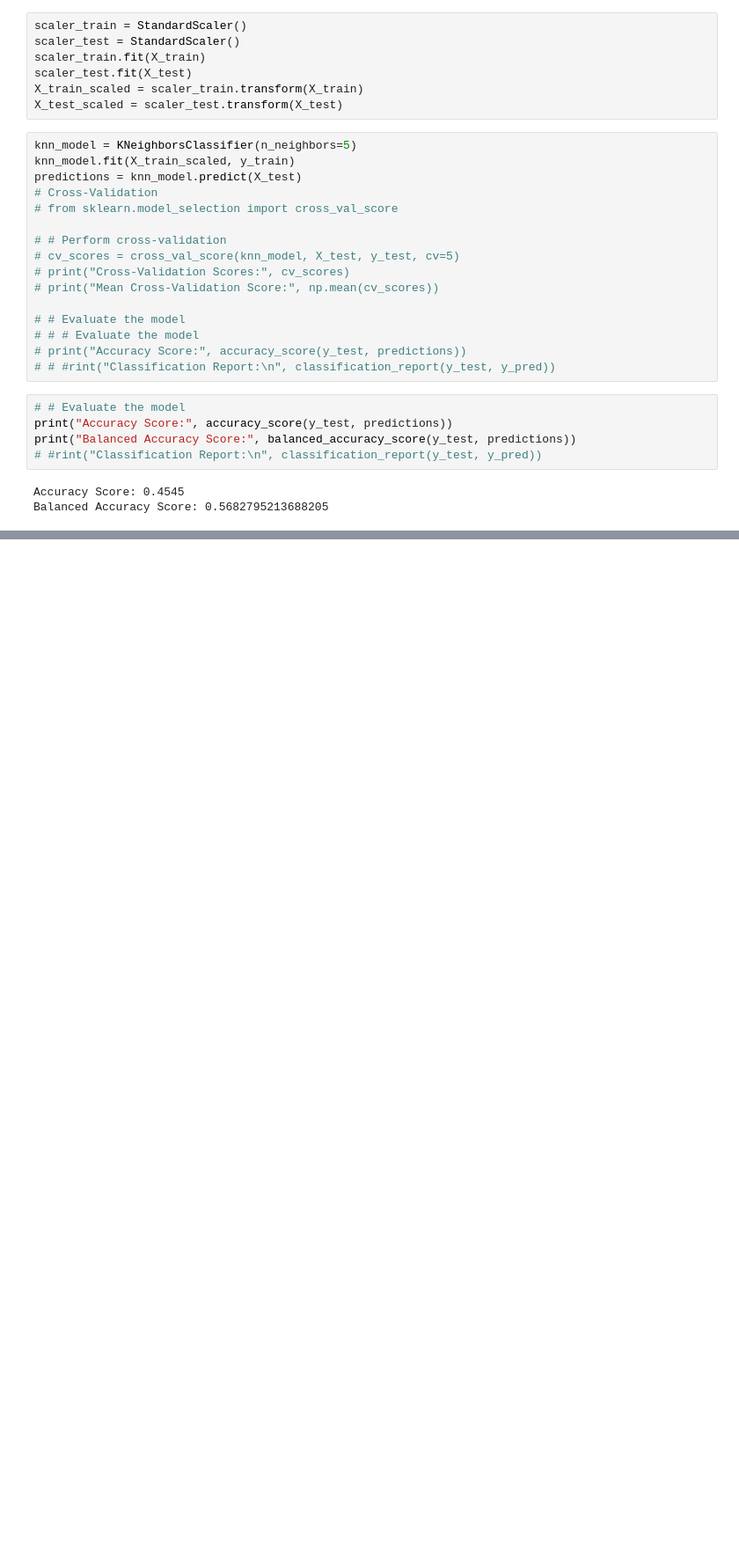
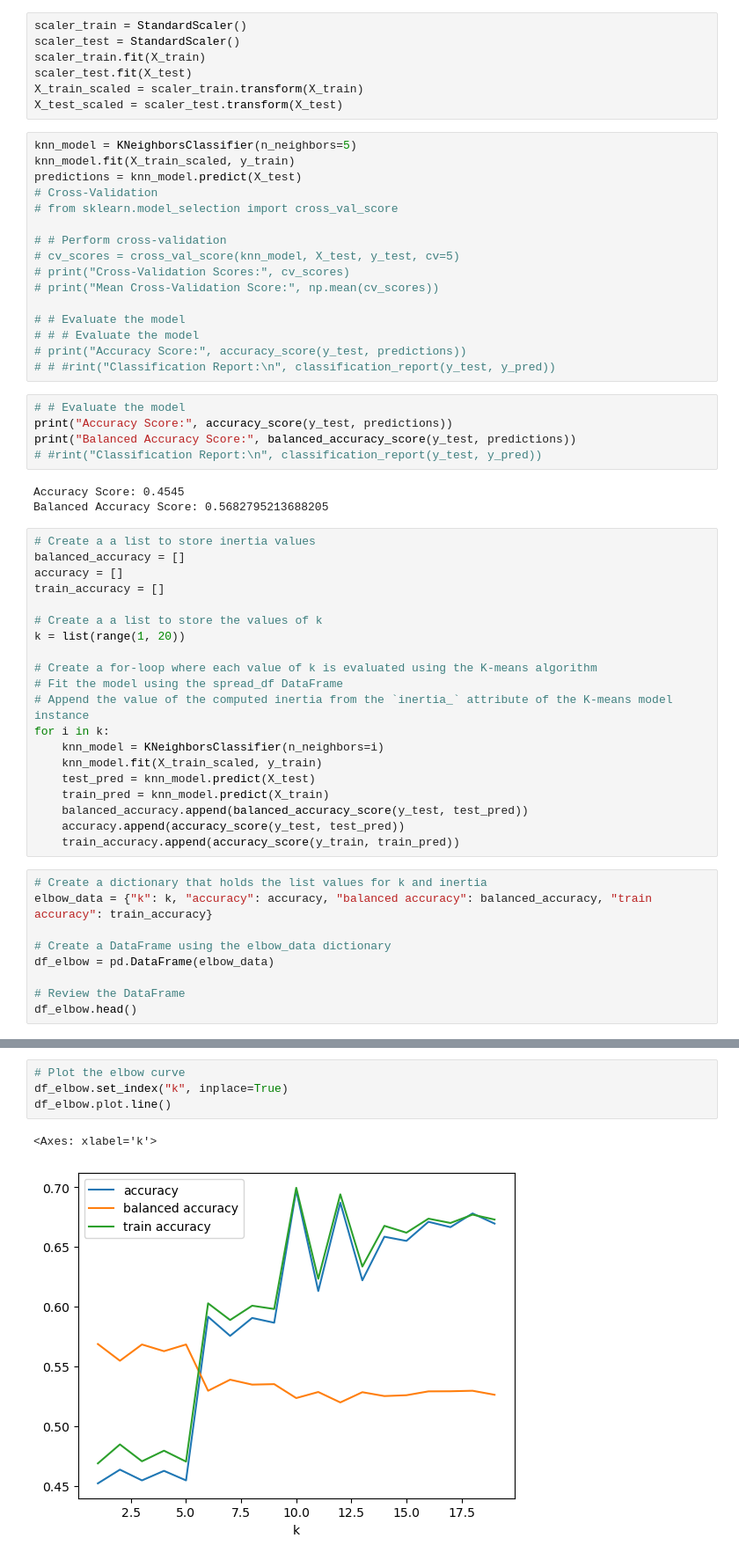
Before and after one commit to jessegunter/Project2_Bank_Customer_Churn, a Jupyter notebook: bank_customer_churn copy.ipynb, the cells around one changed output, grey strips where cells are left out. Shown at 88% size. Drawn from its saved outputs; the diff is of its cells as text; blank space fills up the shorter version.

Commit message:
compared different k values

```diff
--- a/bank_customer_churn copy.ipynb
+++ b/bank_customer_churn copy.ipynb
@@ -180,3 +180,32 @@ print("Balanced Accuracy Score:", balanced_accuracy_score(y_test, predictions))
 # %% [output]
 Accuracy Score: 0.4545
 Balanced Accuracy Score: 0.5682795213688205
+# %%
+# Create a a list to store inertia values
+balanced_accuracy = []
+accuracy = []
+train_accuracy = []
+
+# Create a a list to store the values of k
+k = list(range(1, 20))
+
+# Create a for-loop where each value of k is evaluated using the K-means algorithm
+# Fit the model using the spread_df DataFrame
+# Append the value of the computed inertia from the `inertia_` attribute of the K-means model instance
+for i in k:
+    knn_model = KNeighborsClassifier(n_neighbors=i)
+    knn_model.fit(X_train_scaled, y_train)
+    test_pred = knn_model.predict(X_test)
+    train_pred = knn_model.predict(X_train)
+    balanced_accuracy.append(balanced_accuracy_score(y_test, test_pred))
+    accuracy.append(accuracy_score(y_test, test_pred))
+    train_accuracy.append(accuracy_score(y_train, train_pred))
+# %%
+# Create a dictionary that holds the list values for k and inertia
+elbow_data = {"k": k, "accuracy": accuracy, "balanced accuracy": balanced_accuracy, "train accuracy": train_accuracy}
+
+# Create a DataFrame using the elbow_data dictionary
+df_elbow = pd.DataFrame(elbow_data)
+
+# Review the DataFrame
+df_elbow.head()
@@ -182,0 +219,7 @@ Balanced Accuracy Score: 0.5682795213688205
+# %%
+# Plot the elbow curve
+df_elbow.set_index("k", inplace=True)
+df_elbow.plot.line()
+# %% [output]
+<Axes: xlabel='k'>
+[figure, added]
```
Also changed, not shown: parts of 1 cell of this notebook.
